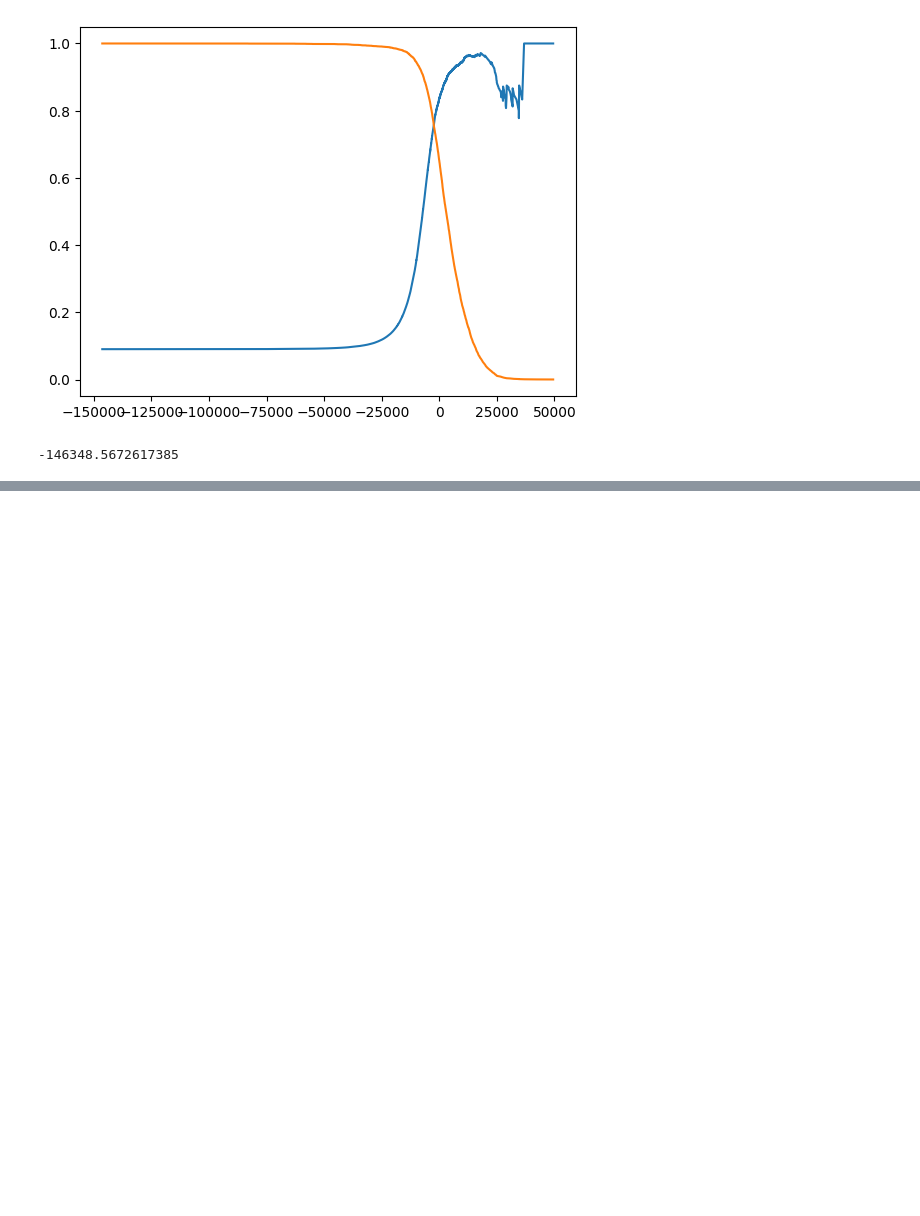
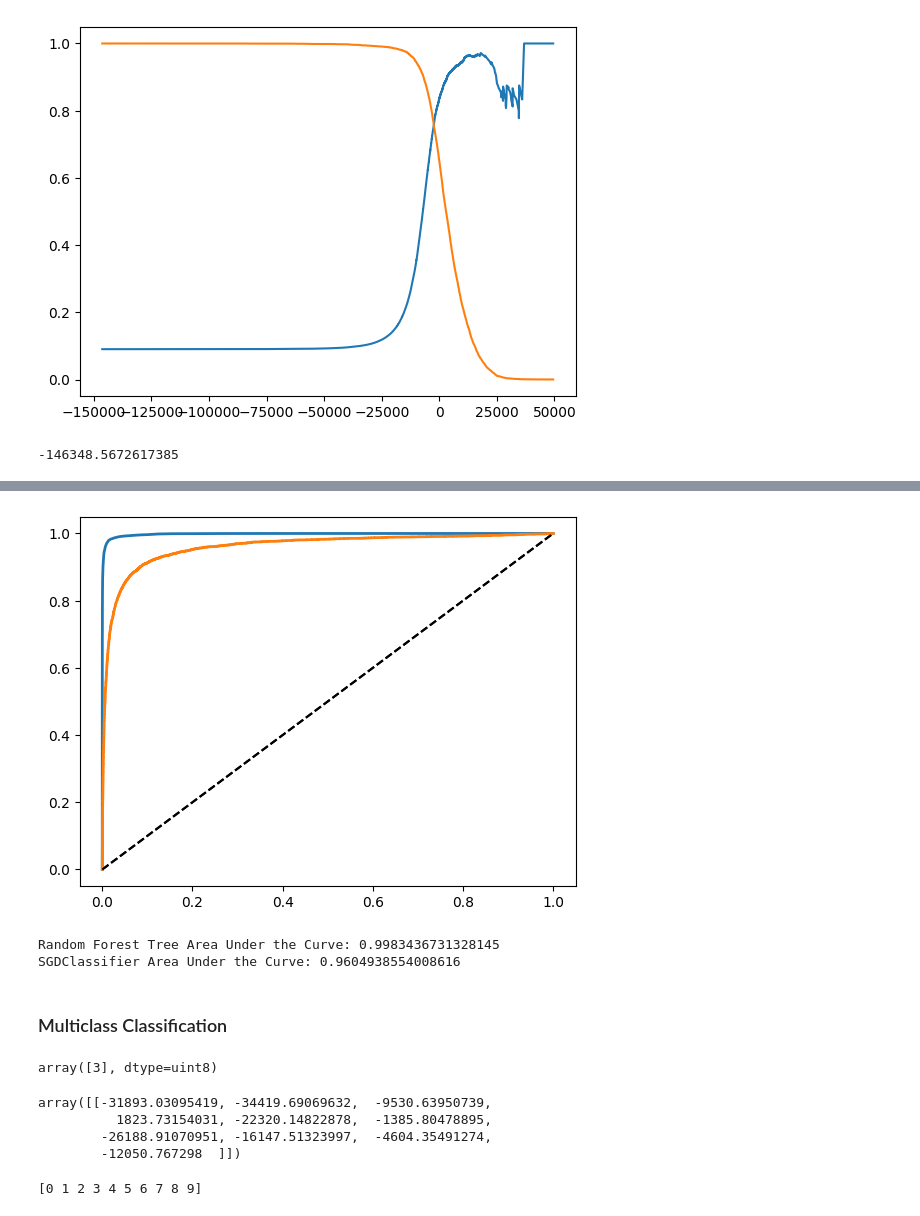
Before and after one commit to Topusaha/Hands_On_Machien_Learning_Projects, a Jupyter notebook: Chapter3/classification.ipynb, the cells around one changed output, grey strips where cells are left out. Saved outputs shown, nothing was run; the diff lists cells and outputs as text; code cells hidden in the pictures; blank space fills up the shorter version.

```diff
--- a/Chapter3/classification.ipynb
+++ b/Chapter3/classification.ipynb
@@ -133,0 +157,6 @@ threshold_90_prediction
+# %%
+from sklearn.ensemble import RandomForestClassifier
+
+
+forest_clf = RandomForestClassifier(random_state=42)
+y_probas_forest = cross_val_predict(forest_clf, X_train, y_train_5, cv=3, method="predict_proba")
@@ -133,0 +173,34 @@ threshold_90_prediction
+# %%
+y_scores_forest = y_probas_forest[:,1] #Keeping the second column to use as the postive scores
+# %%
+fpr_forest, tpr_forest, thresholds_forest = roc_curve(y_train_5, y_scores_forest)
+# %%
+plot_roc_curve(fpr_forest, tpr_forest)
+plot_roc_curve(fpr, tpr)
+# %% [output]
+[figure, added]
+# %%
+print("Random Forest Tree Area Under the Curve:", roc_auc_score(y_train_5, y_scores_forest))
+print("SGDClassifier Area Under the Curve:", roc_auc_score(y_train_5, y_scores))
+# %% [output]
+Random Forest Tree Area Under the Curve: 0.9983436731328145
+SGDClassifier Area Under the Curve: 0.9604938554008616
+# %% [markdown]
+### Multiclass Classification
+# %%
+sgd_clf.fit(X_train, y_train)
+sgd_clf.predict([some_digit])
+# %% [output]
+array([3], dtype=uint8)
+# %%
+some_digit_scores = sgd_clf.decision_function([some_digit])
+some_digit_scores
+# %% [output]
+array([[-31893.03095419, -34419.69069632,  -9530.63950739,
+          1823.73154031, -22320.14822878,  -1385.80478895,
+        -26188.91070951, -16147.51323997,  -4604.35491274,
+        -12050.767298  ]])
+# %%
+print(sgd_clf.classes_)
+# %% [output]
+[0 1 2 3 4 5 6 7 8 9]
```
Also changed, not shown: parts of 14 cells of this notebook.
